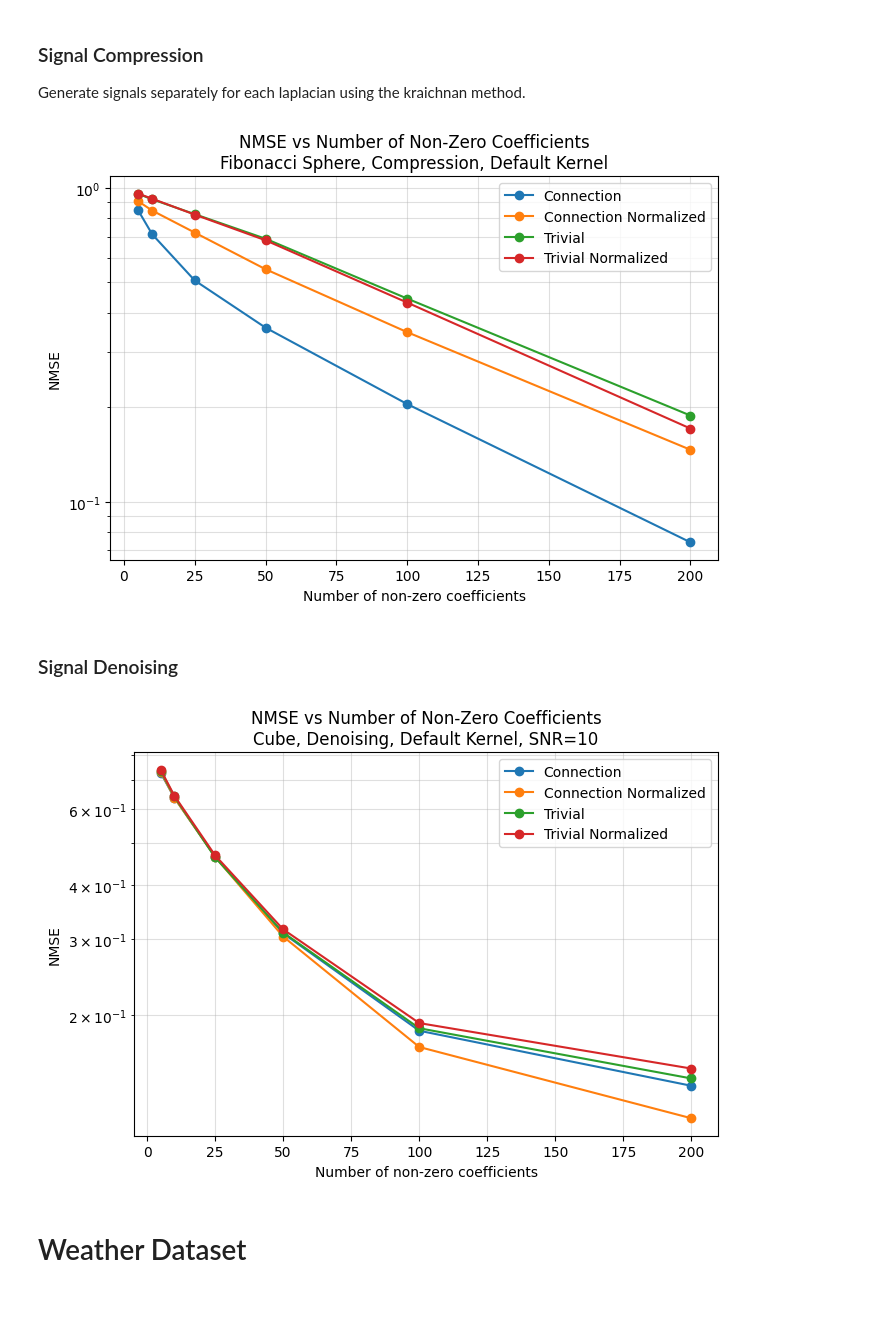
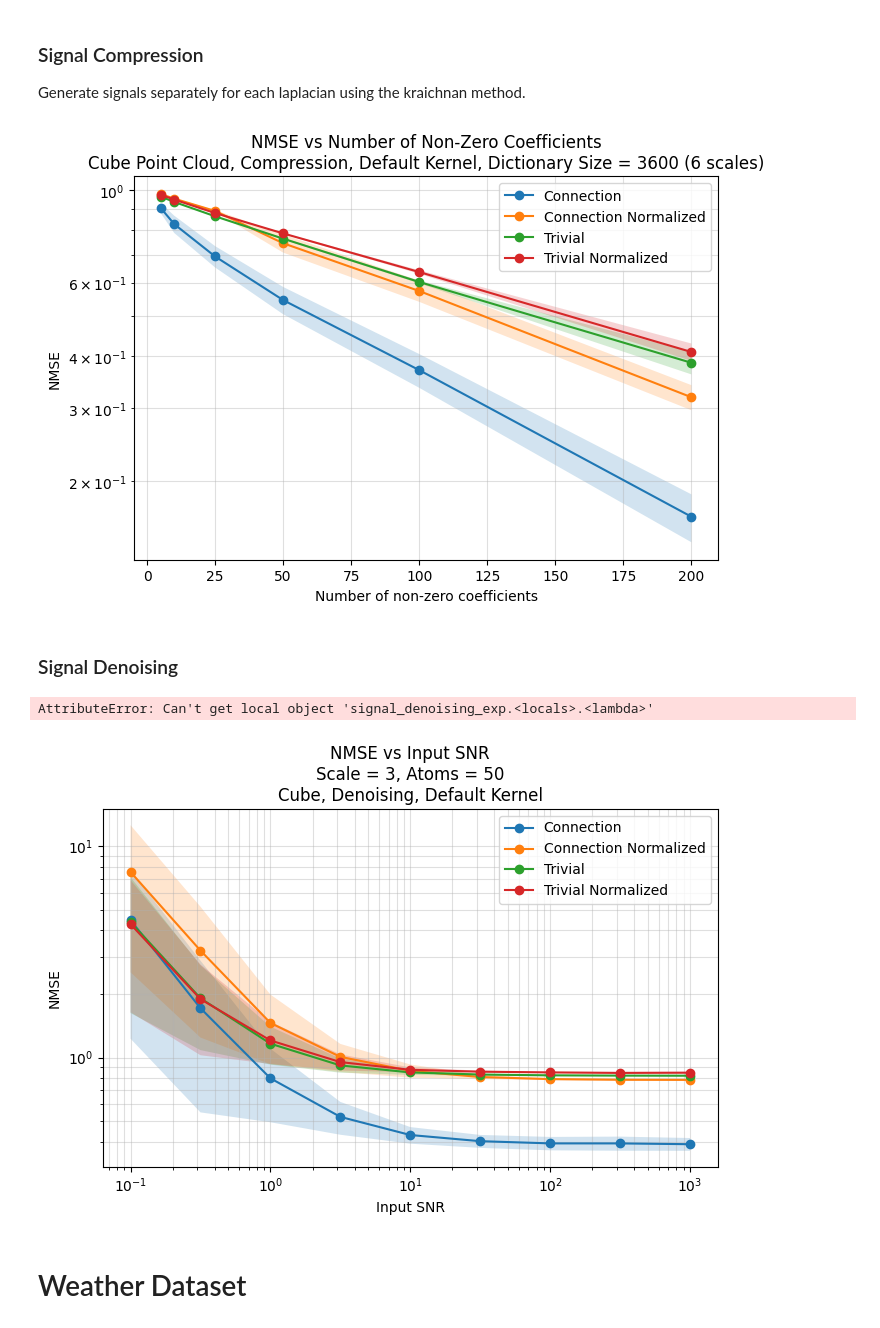
Before and after one commit to gmaurer08/sheaf-signal-processing, a Jupyter notebook: main.ipynb, the cells around one changed output. Saved outputs shown, nothing was run; the diff lists cells and outputs as text; code cells hidden in the pictures.

Commit message:
update denoising

```diff
--- a/main.ipynb
+++ b/main.ipynb
@@ -111,9 +111,9 @@ with open(file_path, 'wb') as f:
     pickle.dump(nmse_results, f)
 # %%
 nmse_results = pickle.load(open('res/cube/compression_default_kernel_nmse.pkl', 'rb'))
-plot_nmse(nmse_results, 6, 'Cube Point Cloud, Compression, Default Kernel')
+plot_nmse(nmse_results, 6, 'Cube Point Cloud, Compression, Default Kernel, Dictionary Size = 3600 (6 scales)')
 # %% [output]
-[figure, old version]
+[figure, new version]
 # %% [markdown]
 ### Signal Denoising
 # %%
@@ -131,14 +131,16 @@ hyperparameters = {
     'num_signals': 10,
     'SEED': 42,
     'adjust_kernel': False,
-    'SNR': 100,
     'num_atoms': [5, 10, 25, 50, 100, 200],
-    'normalize': False
+    'normalize': False,
+    'SNR': [10**(t/2) for t in range(-2,7)]
 }
 
 nmse_results = signal_denoising_exp(point_cloud, hyperparameters)
 
-file_path = 'res/cube/denoising_default_kernel_nmse_SNR_100.pkl'
+file_path = 'res/cube/denoising_default_kernel_nmse.pkl'
 
 with open(file_path, 'wb') as f:
     pickle.dump(nmse_results, f)
+# %% [output]
+AttributeError: Can't get local object 'signal_denoising_exp.<locals>.<lambda>'
@@ -145,8 +163,8 @@ with open(file_path, 'wb') as f:
 # %%
-nmse = pickle.load(open('res/cube/denoising_default_kernel_nmse_SNR_10.pkl', 'rb'))
-plot_nmse(nmse_results, 6, subtitle='Cube, Denoising, Default Kernel, SNR=10')
+#nmse = pickle.load(open('res/cube/denoising_default_kernel_nmse.pkl', 'rb'))
+plot_nmse_snr(nmse_results, subtitle='Cube, Denoising, Default Kernel')
 # %% [output]
-[figure, old version]
+[figure, new version]
 # %% [markdown]
 # Weather Dataset
 # %% [markdown]
```
Also changed, not shown: parts of 6 cells of this notebook, 1 other file.
